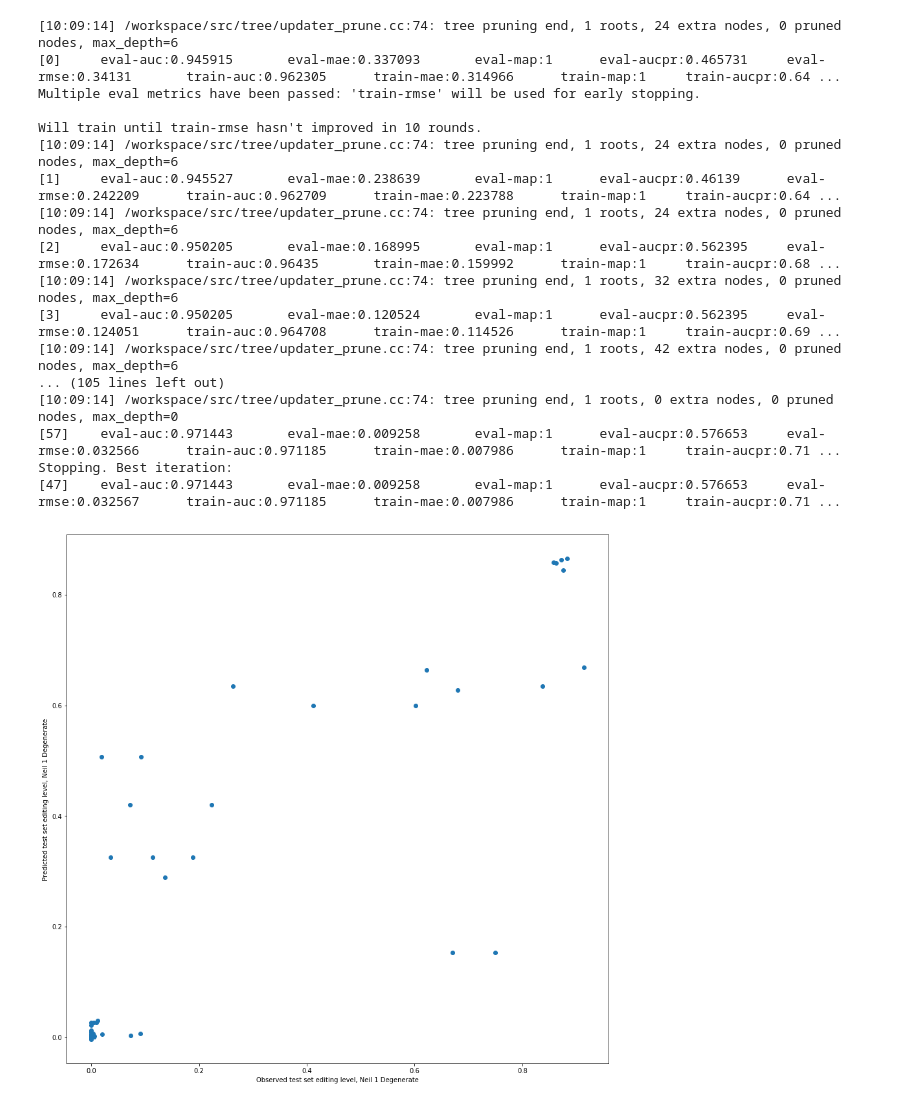
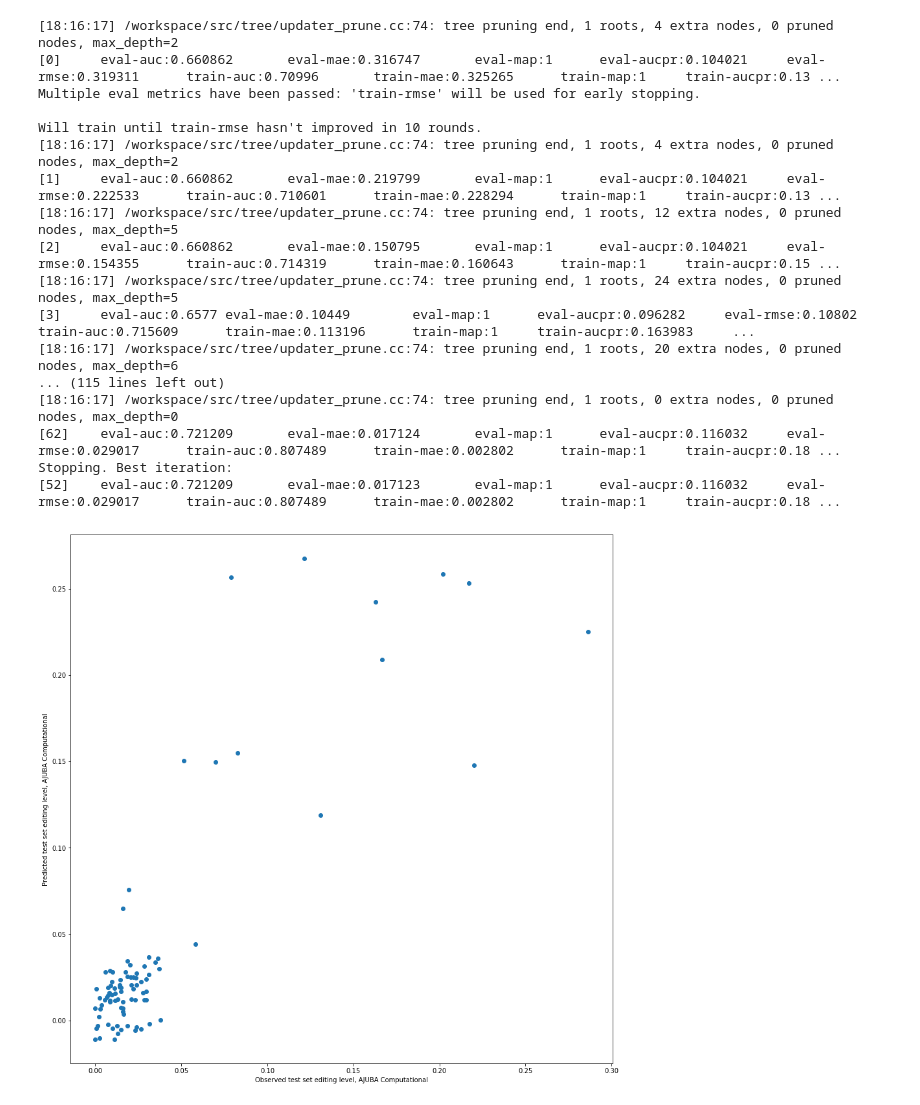
Before and after one commit to kundajelab/PREUSS, a Jupyter notebook: xgboost_with_shap/AJUBA_XGBOOST_WITH_TREESHAP.ipynb, the cells around one changed output. Cells and saved outputs as stored; diff of their text form; code cells hidden in the pictures.

Commit message:
added analysis for AJUBA & TTYH2

```diff
--- a/xgboost_with_shap/AJUBA_XGBOOST_WITH_TREESHAP.ipynb
+++ b/xgboost_with_shap/AJUBA_XGBOOST_WITH_TREESHAP.ipynb
@@ -26,7 +50,7 @@ import matplotlib.pyplot as plt
 # %%
 ## Read in the data
 import pandas as pd
-data=pd.read_csv("../xin_feature_matrices/neil1_degenerate_computational.features.csv.cleaned",header=0,sep='\t',index_col=0)
+data=pd.read_csv("../xin_feature_matrices/ajuba_bc_computational.features.csv.cleaned",header=0,sep='\t',index_col=0)
 # %%
 #remove any null editing level values
 data=data[~data["editing_value"].isnull().values]
@@ -117,22 +144,22 @@ evallist = [(deval, 'eval'), (dtrain, 'train')]
 num_round = 1000
 bst = xgboost.train(param, dtrain, num_round, evallist,early_stopping_rounds=10)
 # %% [output]
-[10:09:14] /workspace/src/tree/updater_prune.cc:74: tree pruning end, 1 roots, 24 extra nodes, 0 pruned nodes, max_depth=6
-[0]     eval-auc:0.945915       eval-mae:0.337093       eval-map:1      eval-aucpr:0.465731     eval-rmse:0.34131       train-auc:0.962305      train-mae:0.314966      train-map:1     train-aucpr:0.64 ...
+[18:16:17] /workspace/src/tree/updater_prune.cc:74: tree pruning end, 1 roots, 4 extra nodes, 0 pruned nodes, max_depth=2
+[0]     eval-auc:0.660862       eval-mae:0.316747       eval-map:1      eval-aucpr:0.104021     eval-rmse:0.319311      train-auc:0.70996       train-mae:0.325265      train-map:1     train-aucpr:0.13 ...
 Multiple eval metrics have been passed: 'train-rmse' will be used for early stopping.
 
 Will train until train-rmse hasn't improved in 10 rounds.
-[10:09:14] /workspace/src/tree/updater_prune.cc:74: tree pruning end, 1 roots, 24 extra nodes, 0 pruned nodes, max_depth=6
-[1]     eval-auc:0.945527       eval-mae:0.238639       eval-map:1      eval-aucpr:0.46139      eval-rmse:0.242209      train-auc:0.962709      train-mae:0.223788      train-map:1     train-aucpr:0.64 ...
-[10:09:14] /workspace/src/tree/updater_prune.cc:74: tree pruning end, 1 roots, 24 extra nodes, 0 pruned nodes, max_depth=6
-[2]     eval-auc:0.950205       eval-mae:0.168995       eval-map:1      eval-aucpr:0.562395     eval-rmse:0.172634      train-auc:0.96435       train-mae:0.159992      train-map:1     train-aucpr:0.68 ...
-[10:09:14] /workspace/src/tree/updater_prune.cc:74: tree pruning end, 1 roots, 32 extra nodes, 0 pruned nodes, max_depth=6
-[3]     eval-auc:0.950205       eval-mae:0.120524       eval-map:1      eval-aucpr:0.562395     eval-rmse:0.124051      train-auc:0.964708      train-mae:0.114526      train-map:1     train-aucpr:0.69 ...
-[10:09:14] /workspace/src/tree/updater_prune.cc:74: tree pruning end, 1 roots, 42 extra nodes, 0 pruned nodes, max_depth=6
-... (105 lines left out)
-[10:09:14] /workspace/src/tree/updater_prune.cc:74: tree pruning end, 1 roots, 0 extra nodes, 0 pruned nodes, max_depth=0
-[57]    eval-auc:0.971443       eval-mae:0.009258       eval-map:1      eval-aucpr:0.576653     eval-rmse:0.032566      train-auc:0.971185      train-mae:0.007986      train-map:1     train-aucpr:0.71 ...
+[18:16:17] /workspace/src/tree/updater_prune.cc:74: tree pruning end, 1 roots, 4 extra nodes, 0 pruned nodes, max_depth=2
+[1]     eval-auc:0.660862       eval-mae:0.219799       eval-map:1      eval-aucpr:0.104021     eval-rmse:0.222533      train-auc:0.710601      train-mae:0.228294      train-map:1     train-aucpr:0.13 ...
+[18:16:17] /workspace/src/tree/updater_prune.cc:74: tree pruning end, 1 roots, 12 extra nodes, 0 pruned nodes, max_depth=5
+[2]     eval-auc:0.660862       eval-mae:0.150795       eval-map:1      eval-aucpr:0.104021     eval-rmse:0.154355      train-auc:0.714319      train-mae:0.160643      train-map:1     train-aucpr:0.15 ...
+[18:16:17] /workspace/src/tree/updater_prune.cc:74: tree pruning end, 1 roots, 24 extra nodes, 0 pruned nodes, max_depth=5
+[3]     eval-auc:0.6577 eval-mae:0.10449        eval-map:1      eval-aucpr:0.096282     eval-rmse:0.10802       train-auc:0.715609      train-mae:0.113196      train-map:1     train-aucpr:0.163983     ...
+[18:16:17] /workspace/src/tree/updater_prune.cc:74: tree pruning end, 1 roots, 20 extra nodes, 0 pruned nodes, max_depth=6
+... (115 lines left out)
+[18:16:17] /workspace/src/tree/updater_prune.cc:74: tree pruning end, 1 roots, 0 extra nodes, 0 pruned nodes, max_depth=0
+[62]    eval-auc:0.721209       eval-mae:0.017124       eval-map:1      eval-aucpr:0.116032     eval-rmse:0.029017      train-auc:0.807489      train-mae:0.002802      train-map:1     train-aucpr:0.18 ...
 Stopping. Best iteration:
-[47]    eval-auc:0.971443       eval-mae:0.009258       eval-map:1      eval-aucpr:0.576653     eval-rmse:0.032567      train-auc:0.971185      train-mae:0.007986      train-map:1     train-aucpr:0.71 ...
+[52]    eval-auc:0.721209       eval-mae:0.017123       eval-map:1      eval-aucpr:0.116032     eval-rmse:0.029017      train-auc:0.807489      train-mae:0.002802      train-map:1     train-aucpr:0.18 ...
 # %%
 # save to binary file for faster loading
@@ -145,16 +172,16 @@ test_pred = bst.predict(dtest)
 # %%
 #plot the test set predictions
 
 matplotlib.rcParams['figure.figsize'] = [15, 15]
 test_y=list(test_y)
 test_pred=list(test_pred)
 #fig=plt.figure(figsize=(18, 16), dpi= 80, facecolor='w', edgecolor='k')
 plt.plot(test_y,test_pred,'o')
-plt.xlabel("Observed test set editing level, Neil 1 Degenerate")
-plt.ylabel("Predicted test set editing level, Neil 1 Degenerate")
+plt.xlabel("Observed test set editing level, AJUBA Computational")
+plt.ylabel("Predicted test set editing level, AJUBA Computational")
 plt.show()
 # %% [output]
-[figure, old version]
+[figure, new version]
 # %%
 xgboost.plot_importance(bst)
 # %% [output]
```
Also changed, not shown: parts of 67 cells of this notebook, 1 other file.
